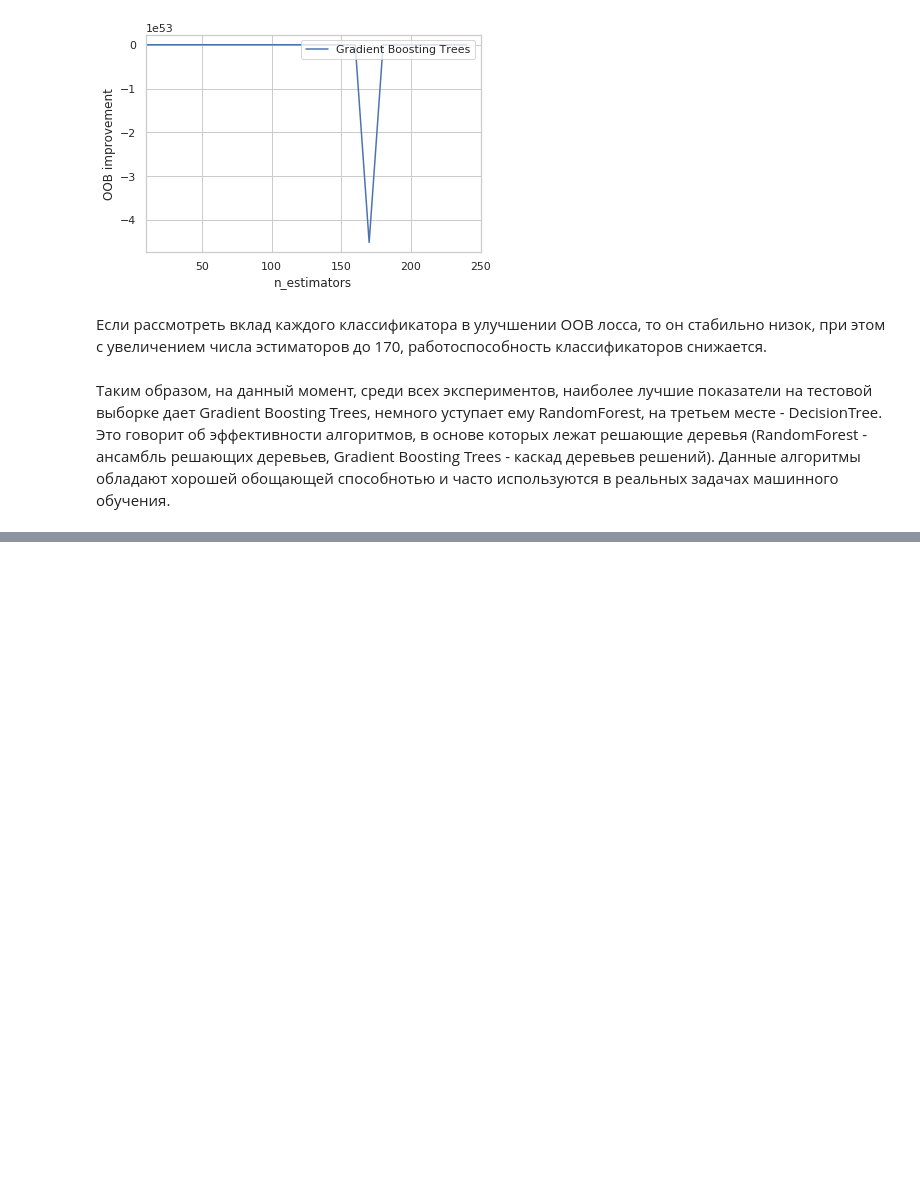
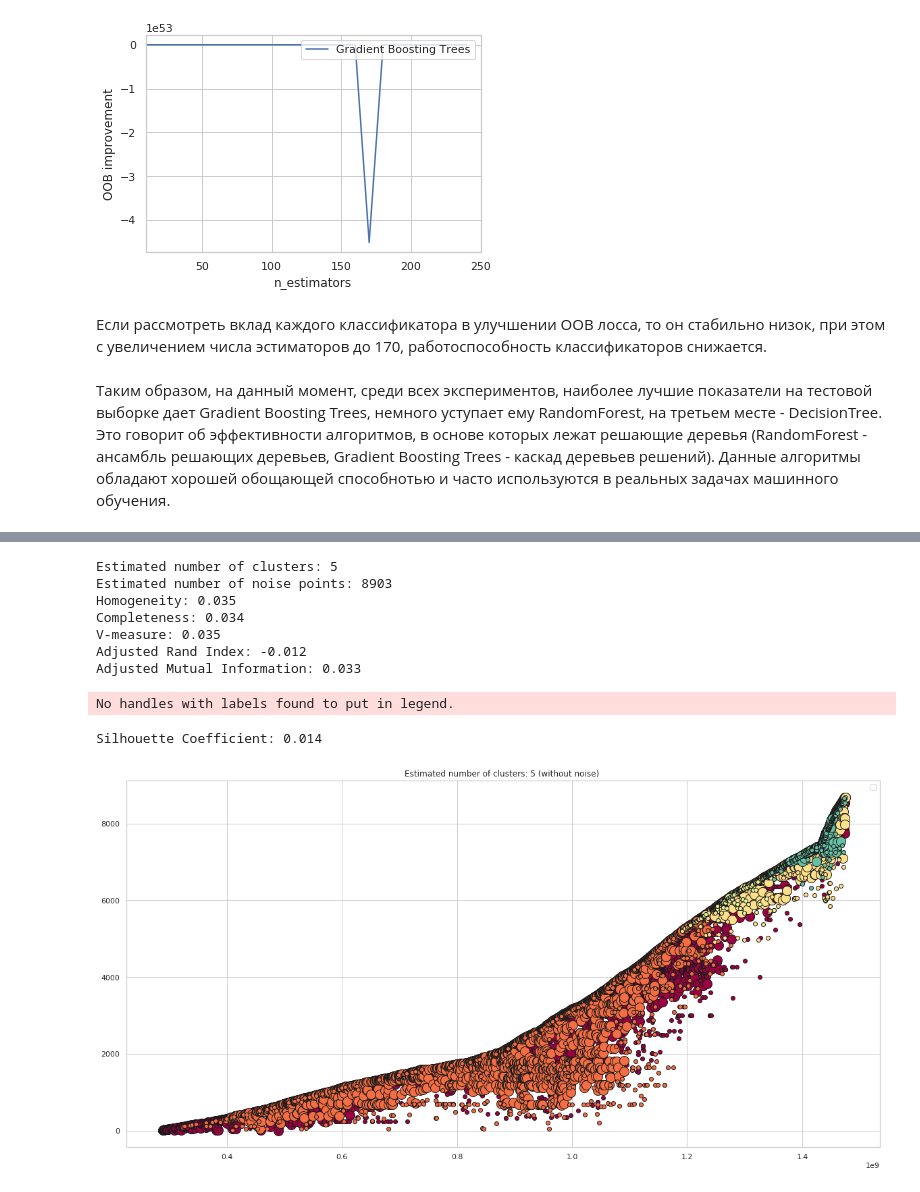
Before and after one commit to eaidova/ML, a Jupyter notebook: task1.ipynb, the cells around one changed output, grey strips where cells are left out. Saved outputs shown, nothing was run; the diff lists cells and outputs as text; code cells hidden in the pictures; blank space fills up the shorter version.

```diff
--- a/task1.ipynb
+++ b/task1.ipynb
@@ -1697,0 +1784,65 @@ plt.show()
+# %%
+from sklearn.cluster import DBSCAN
+from sklearn.preprocessing import StandardScaler
+X_scaled = StandardScaler().fit_transform(X)
+
+db = DBSCAN(eps=0.3, min_samples=100).fit(X_scaled)
+core_samples_mask = np.zeros_like(db.labels_, dtype=bool)
+core_samples_mask[db.core_sample_indices_] = True
+labels = db.labels_
+
+# Number of clusters in labels, ignoring noise if present.
+n_clusters_ = len(set(labels)) - (1 if -1 in labels else 0)
+n_noise_ = list(labels).count(-1)
+
+print('Estimated number of clusters: %d' % n_clusters_)
+print('Estimated number of noise points: %d' % n_noise_)
+print("Homogeneity: %0.3f" % metrics.homogeneity_score(y, labels))
+print("Completeness: %0.3f" % metrics.completeness_score(y, labels))
+print("V-measure: %0.3f" % metrics.v_measure_score(y, labels))
+print("Adjusted Rand Index: %0.3f"
+      % metrics.adjusted_rand_score(y, labels))
+print("Adjusted Mutual Information: %0.3f"
+      % metrics.adjusted_mutual_info_score(y, labels))
+print("Silhouette Coefficient: %0.3f"
+      % metrics.silhouette_score(X_scaled, labels))
+
+# #############################################################################
+# Plot result
+import matplotlib.pyplot as plt
+plt.figure(figsize=(20,10))
+# Black removed and is used for noise instead.
+unique_labels = set(labels)
+noise_col = [0, 0, 0, 1]
+colors = [plt.cm.Spectral(each)
+          for each in np.linspace(0, 1, len(unique_labels)) if not np.array_equal(each, noise_col)]
+for k, col in zip(unique_labels, colors):
+    if k == -1:
+        # Black used for noise.
+        #
+        continue
+
+    class_member_mask = (labels == k)
+
+    xy = X[class_member_mask & core_samples_mask]
+    plt.plot(xy[:, 0], xy[:, 1], 'o', markerfacecolor=tuple(col),
+             markeredgecolor='k', markersize=14)
+
+    xy = X[class_member_mask & ~core_samples_mask]
+    plt.plot(xy[:, 0], xy[:, 1], 'o', markerfacecolor=tuple(col),
+             markeredgecolor='k', markersize=6)
+
+plt.title('Estimated number of clusters: %d (without noise) ' % n_clusters_)
+plt.legend()
+plt.show()
+# %% [output]
+Estimated number of clusters: 5
+Estimated number of noise points: 8903
+Homogeneity: 0.035
+Completeness: 0.034
+V-measure: 0.035
+Adjusted Rand Index: -0.012
+Adjusted Mutual Information: 0.033
+No handles with labels found to put in legend.
+Silhouette Coefficient: 0.014
+[figure, added]
```
Also changed, not shown: parts of 24 cells of this notebook.
